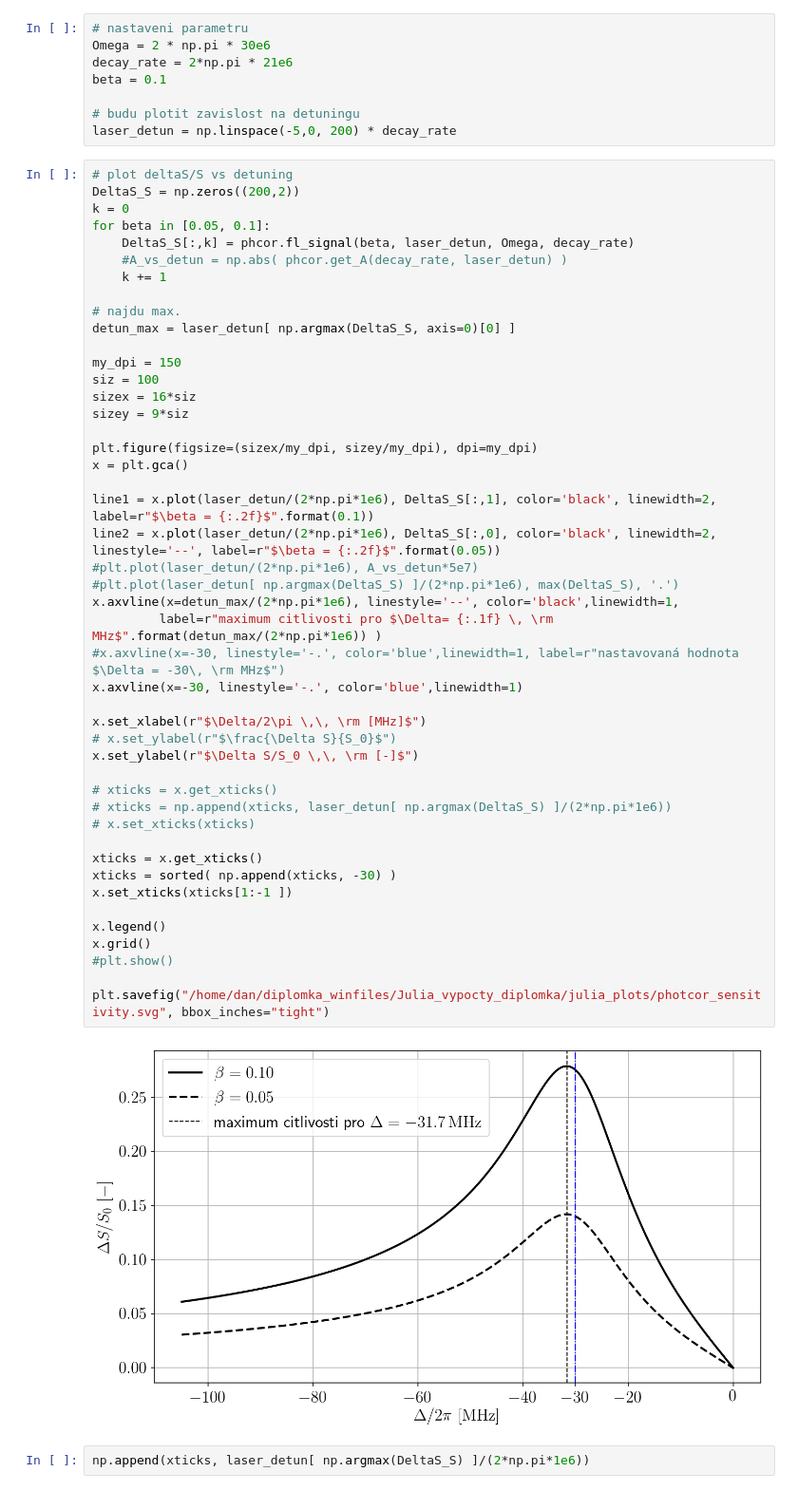
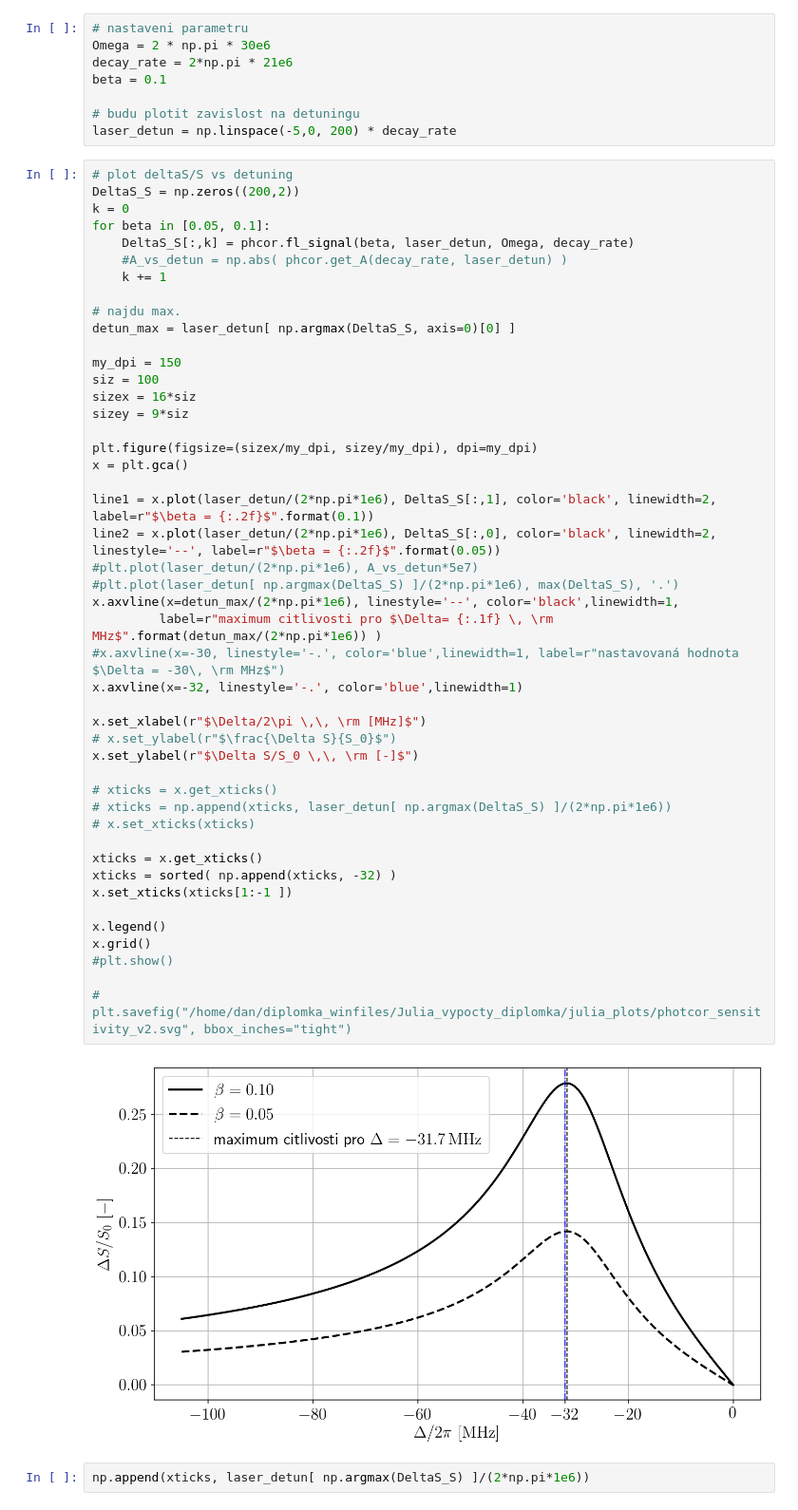
Before and after one commit to dvadlejch/Julia_vypocty_diplomka, a Jupyter notebook: julia_plots/fotkor_plots.ipynb, the cells around one changed output. Shown: that part at 95% size. Drawn from its saved outputs; the diff is of its cells as text.

```diff
--- a/julia_plots/fotkor_plots.ipynb
+++ b/julia_plots/fotkor_plots.ipynb
@@ -42,37 +42,37 @@ siz = 100
 sizex = 16*siz
 sizey = 9*siz
 
 plt.figure(figsize=(sizex/my_dpi, sizey/my_dpi), dpi=my_dpi)
 x = plt.gca()
 
 line1 = x.plot(laser_detun/(2*np.pi*1e6), DeltaS_S[:,1], color='black', linewidth=2, label=r"$\beta = {:.2f}$".format(0.1))
 line2 = x.plot(laser_detun/(2*np.pi*1e6), DeltaS_S[:,0], color='black', linewidth=2, linestyle='--', label=r"$\beta = {:.2f}$".format(0.05))
 #plt.plot(laser_detun/(2*np.pi*1e6), A_vs_detun*5e7)
 #plt.plot(laser_detun[ np.argmax(DeltaS_S) ]/(2*np.pi*1e6), max(DeltaS_S), '.')
 x.axvline(x=detun_max/(2*np.pi*1e6), linestyle='--', color='black',linewidth=1,
          label=r"maximum citlivosti pro $\Delta= {:.1f} \, \rm MHz$".format(detun_max/(2*np.pi*1e6)) )
 #x.axvline(x=-30, linestyle='-.', color='blue',linewidth=1, label=r"nastavovaná hodnota $\Delta = -30\, \rm MHz$")
-x.axvline(x=-30, linestyle='-.', color='blue',linewidth=1)
+x.axvline(x=-32, linestyle='-.', color='blue',linewidth=1)
 
 x.set_xlabel(r"$\Delta/2\pi \,\, \rm [MHz]$")
 # x.set_ylabel(r"$\frac{\Delta S}{S_0}$")
 x.set_ylabel(r"$\Delta S/S_0 \,\, \rm [-]$")
 
 # xticks = x.get_xticks()
 # xticks = np.append(xticks, laser_detun[ np.argmax(DeltaS_S) ]/(2*np.pi*1e6))
 # x.set_xticks(xticks)
 
 xticks = x.get_xticks()
-xticks = sorted( np.append(xticks, -30) )
+xticks = sorted( np.append(xticks, -32) )
 x.set_xticks(xticks[1:-1 ])
 
 x.legend()
 x.grid()
 #plt.show()
 
-plt.savefig("/home/dan/diplomka_winfiles/Julia_vypocty_diplomka/julia_plots/photcor_sensitivity.svg", bbox_inches="tight")
+# plt.savefig("/home/dan/diplomka_winfiles/Julia_vypocty_diplomka/julia_plots/photcor_sensitivity_v2.svg", bbox_inches="tight")
 # %% [output]
-[figure, old version]
+[figure, new version]
 # %%
 np.append(xticks, laser_detun[ np.argmax(DeltaS_S) ]/(2*np.pi*1e6))
 # %% [output]
```
Also changed, not shown: 2 other files.
